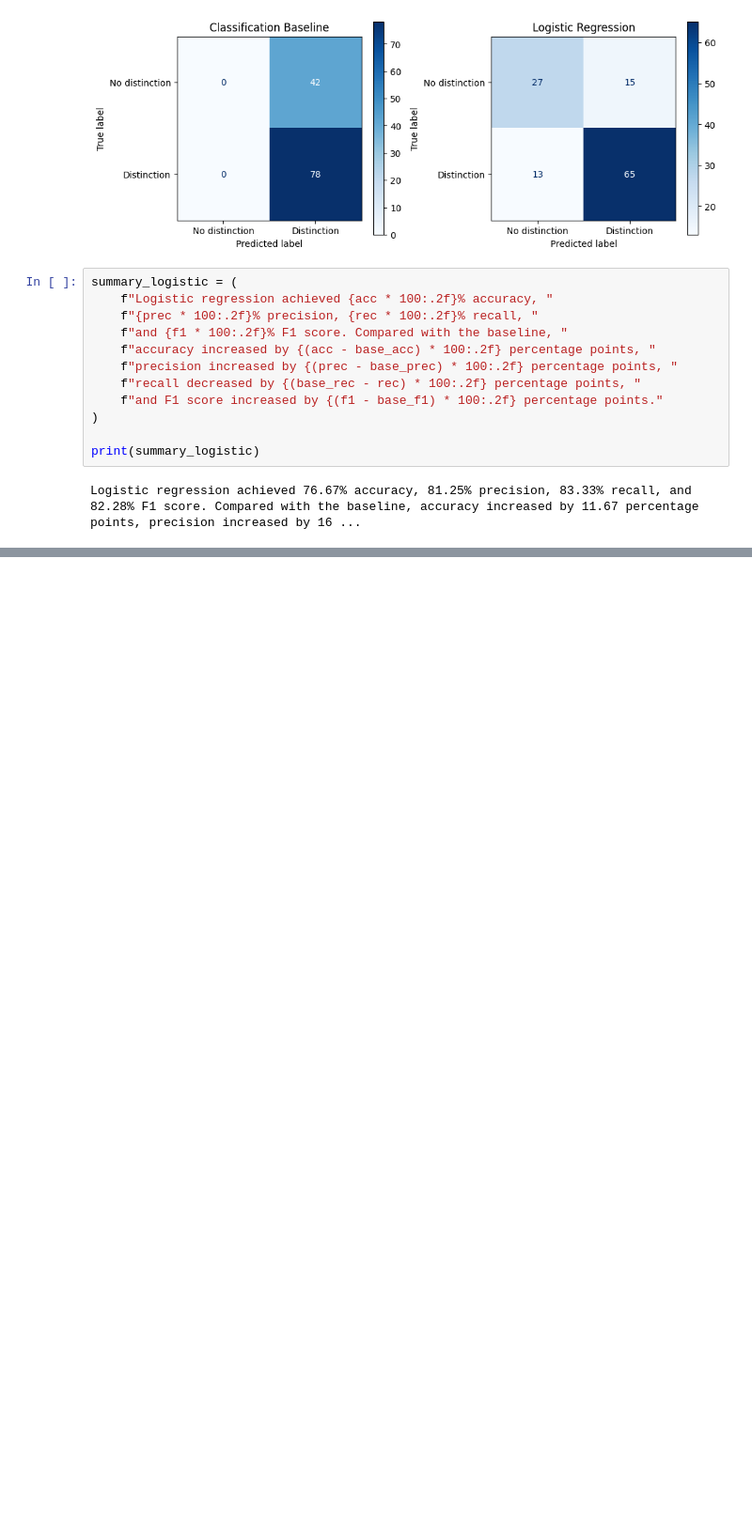
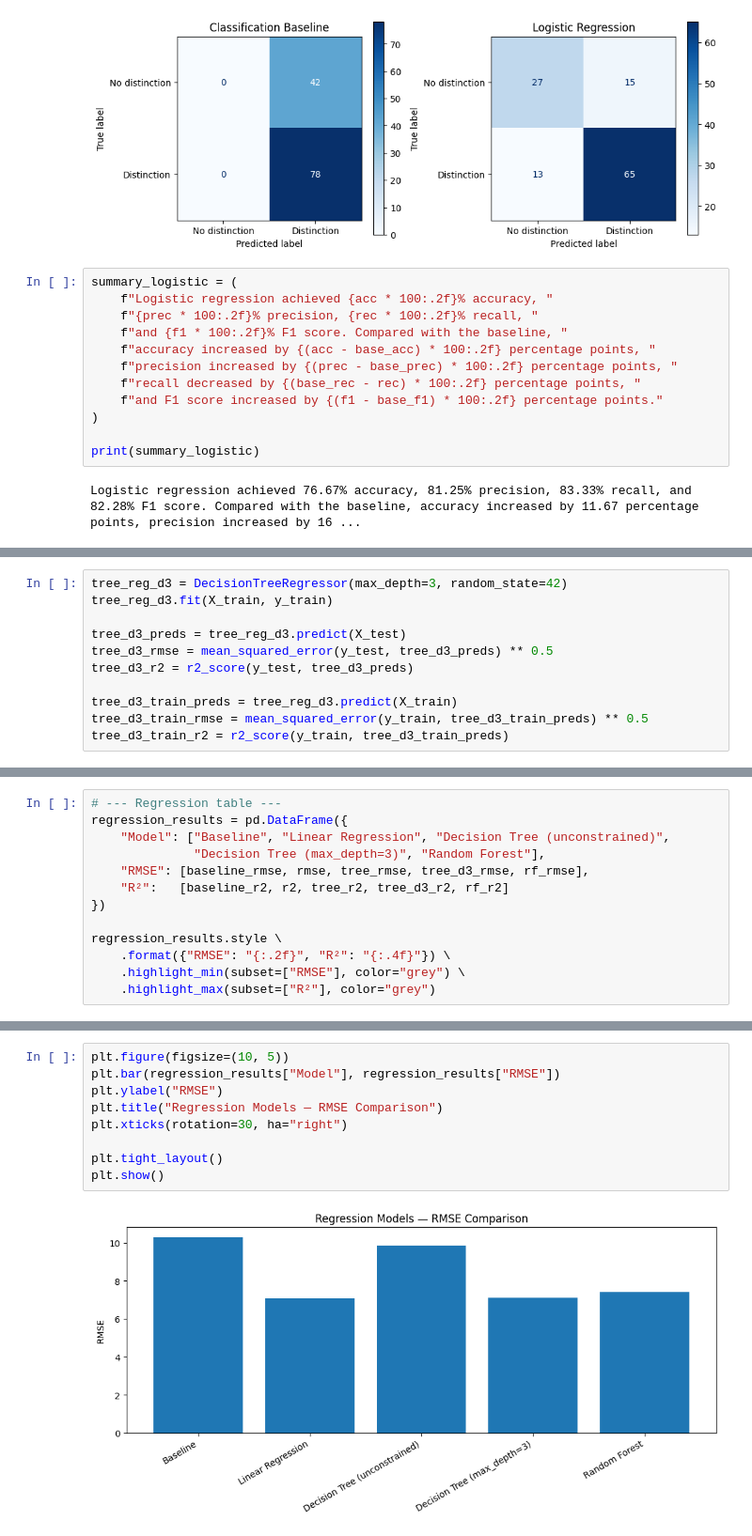
Before and after one commit to RabiaHussain1498/ML_Pipeline, a Jupyter notebook: ML_pipeline.ipynb, the cells around one changed output, grey strips where cells are left out. Shown at 94% size. Saved outputs shown, nothing was run; the diff lists cells and outputs as text; blank space fills up the shorter version.

```diff
--- a/ML_pipeline.ipynb
+++ b/ML_pipeline.ipynb
@@ -288,0 +330,11 @@ Logistic regression achieved 76.67% accuracy, 81.25% precision, 83.33% recall, a
+# %%
+tree_reg_d3 = DecisionTreeRegressor(max_depth=3, random_state=42)
+tree_reg_d3.fit(X_train, y_train)
+
+tree_d3_preds = tree_reg_d3.predict(X_test)
+tree_d3_rmse = mean_squared_error(y_test, tree_d3_preds) ** 0.5
+tree_d3_r2 = r2_score(y_test, tree_d3_preds)
+
+tree_d3_train_preds = tree_reg_d3.predict(X_train)
+tree_d3_train_rmse = mean_squared_error(y_train, tree_d3_train_preds) ** 0.5
+tree_d3_train_r2 = r2_score(y_train, tree_d3_train_preds)
@@ -288,0 +442,13 @@ Logistic regression achieved 76.67% accuracy, 81.25% precision, 83.33% recall, a
+# %%
+# --- Regression table ---
+regression_results = pd.DataFrame({
+    "Model": ["Baseline", "Linear Regression", "Decision Tree (unconstrained)",
+              "Decision Tree (max_depth=3)", "Random Forest"],
+    "RMSE": [baseline_rmse, rmse, tree_rmse, tree_d3_rmse, rf_rmse],
+    "R²":   [baseline_r2, r2, tree_r2, tree_d3_r2, rf_r2]
+})
+
+regression_results.style \
+    .format({"RMSE": "{:.2f}", "R²": "{:.4f}"}) \
+    .highlight_min(subset=["RMSE"], color="grey") \
+    .highlight_max(subset=["R²"], color="grey")
@@ -288,0 +462,11 @@ Logistic regression achieved 76.67% accuracy, 81.25% precision, 83.33% recall, a
+# %%
+plt.figure(figsize=(10, 5))
+plt.bar(regression_results["Model"], regression_results["RMSE"])
+plt.ylabel("RMSE")
+plt.title("Regression Models — RMSE Comparison")
+plt.xticks(rotation=30, ha="right")
+
+plt.tight_layout()
+plt.show()
+# %% [output]
+[figure, added]
```
Also changed, not shown: parts of 35 cells of this notebook, 2 other files.
